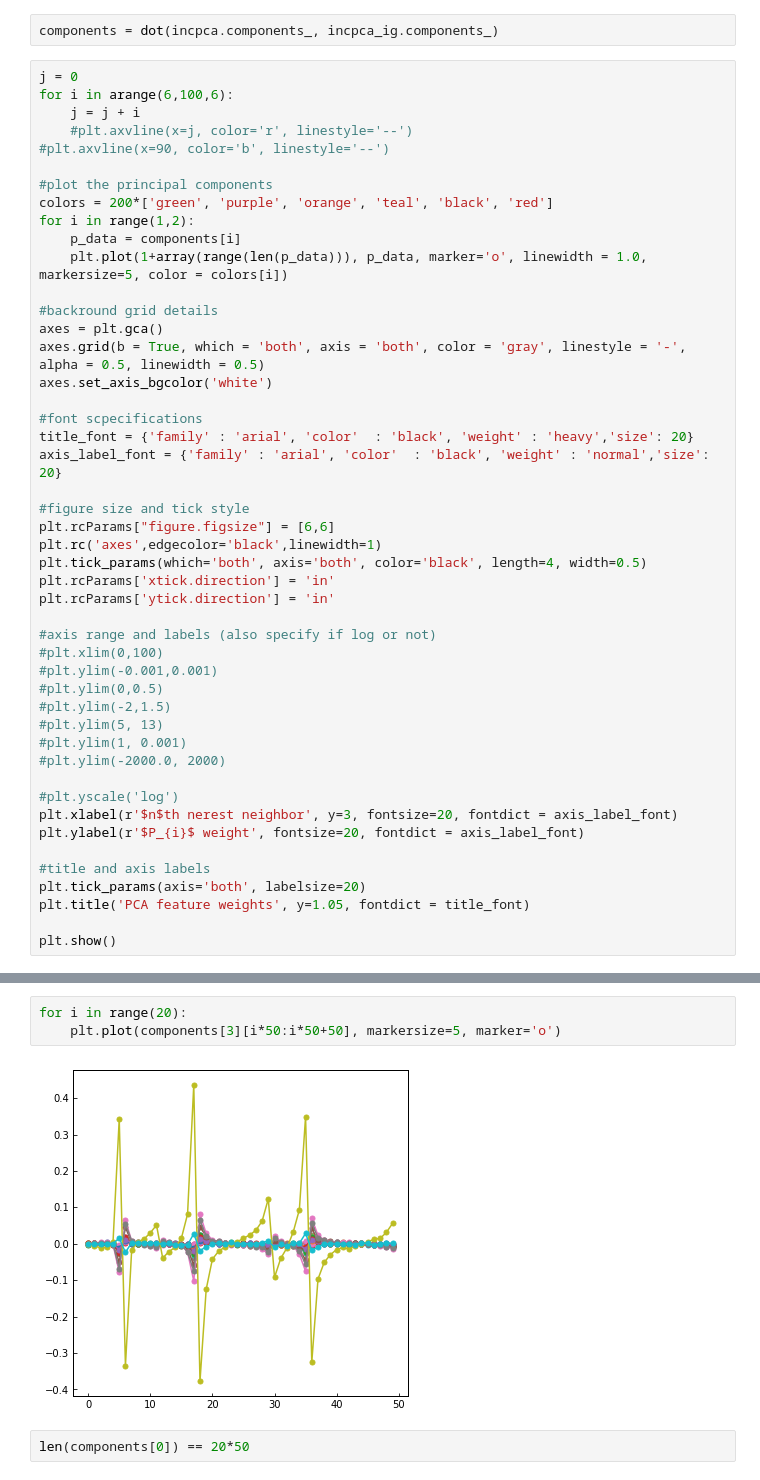
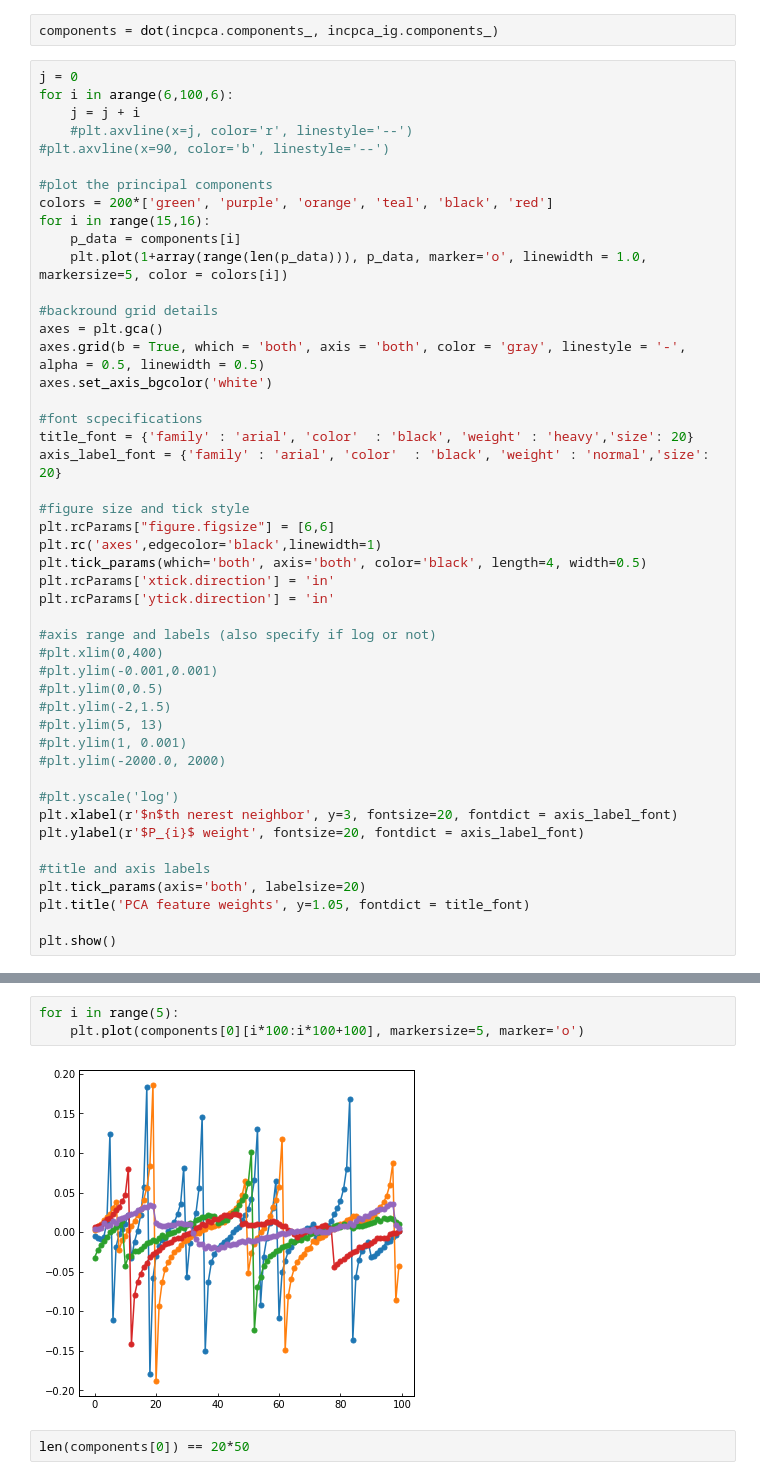
Before and after one commit to truskett-group-ut/hard_disks_pca, a Jupyter notebook: analysis_notebook.ipynb, the cells around one changed output, grey strips where cells are left out. Saved outputs shown, nothing was run; the diff lists cells and outputs as text.

```diff
--- a/analysis_notebook.ipynb
+++ b/analysis_notebook.ipynb
@@ -584,7 +563,7 @@ for i in arange(6,100,6):
 
 #plot the principal components
 colors = 200*['green', 'purple', 'orange', 'teal', 'black', 'red']
-for i in range(1,2):
+for i in range(15,16):
     p_data = components[i]
     plt.plot(1+array(range(len(p_data))), p_data, marker='o', linewidth = 1.0, markersize=5, color = colors[i])
 
@@ -605,7 +584,7 @@ plt.rcParams['xtick.direction'] = 'in'
 plt.rcParams['ytick.direction'] = 'in'
 
 #axis range and labels (also specify if log or not)
-#plt.xlim(0,100)
+#plt.xlim(0,400)
 #plt.ylim(-0.001,0.001)
 #plt.ylim(0,0.5)
 #plt.ylim(-2,1.5)
@@ -627,8 +606,8 @@ plt.show()
 # %%
-for i in range(20):
-    plt.plot(components[3][i*50:i*50+50], markersize=5, marker='o')
+for i in range(5):
+    plt.plot(components[0][i*100:i*100+100], markersize=5, marker='o')
 # %% [output]
-[figure, old version]
+[figure, new version]
 # %%
 len(components[0]) == 20*50
 # %% [output]
```
Also changed, not shown: parts of 12 cells of this notebook, 2 other files.
